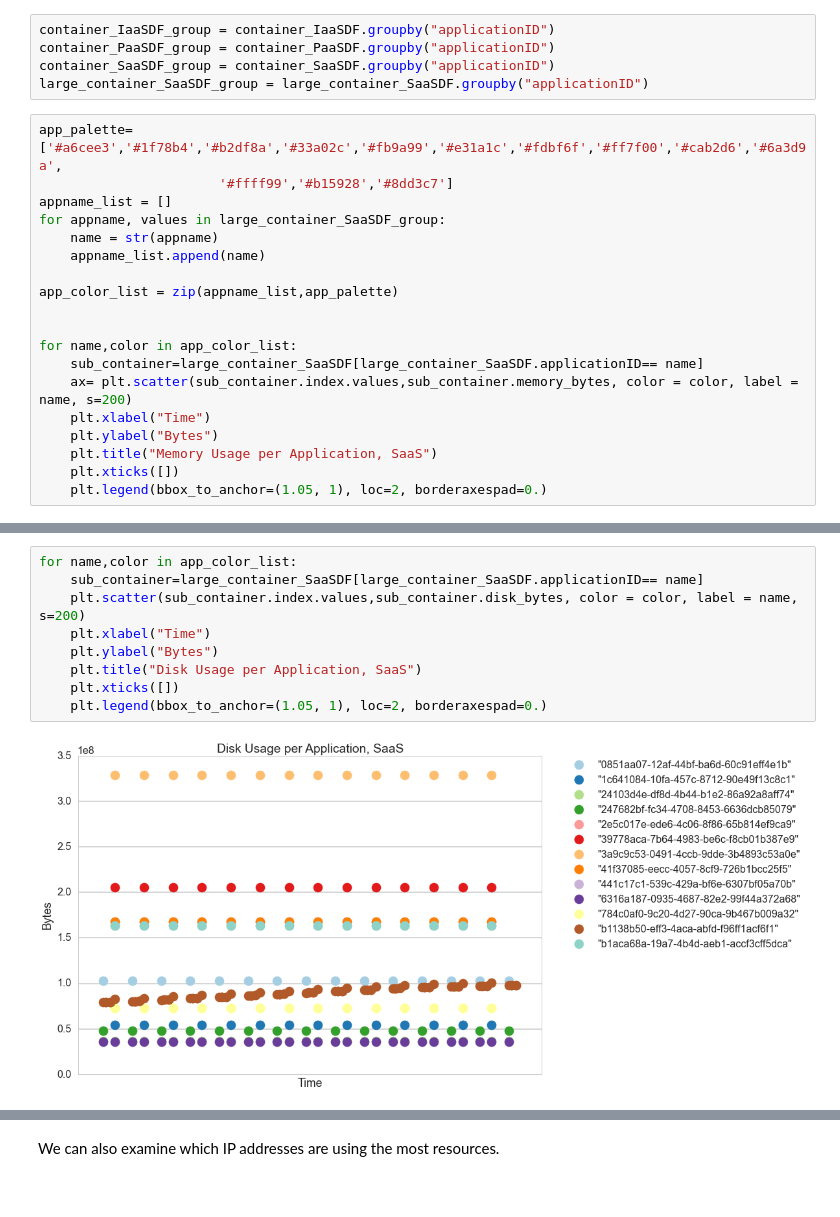
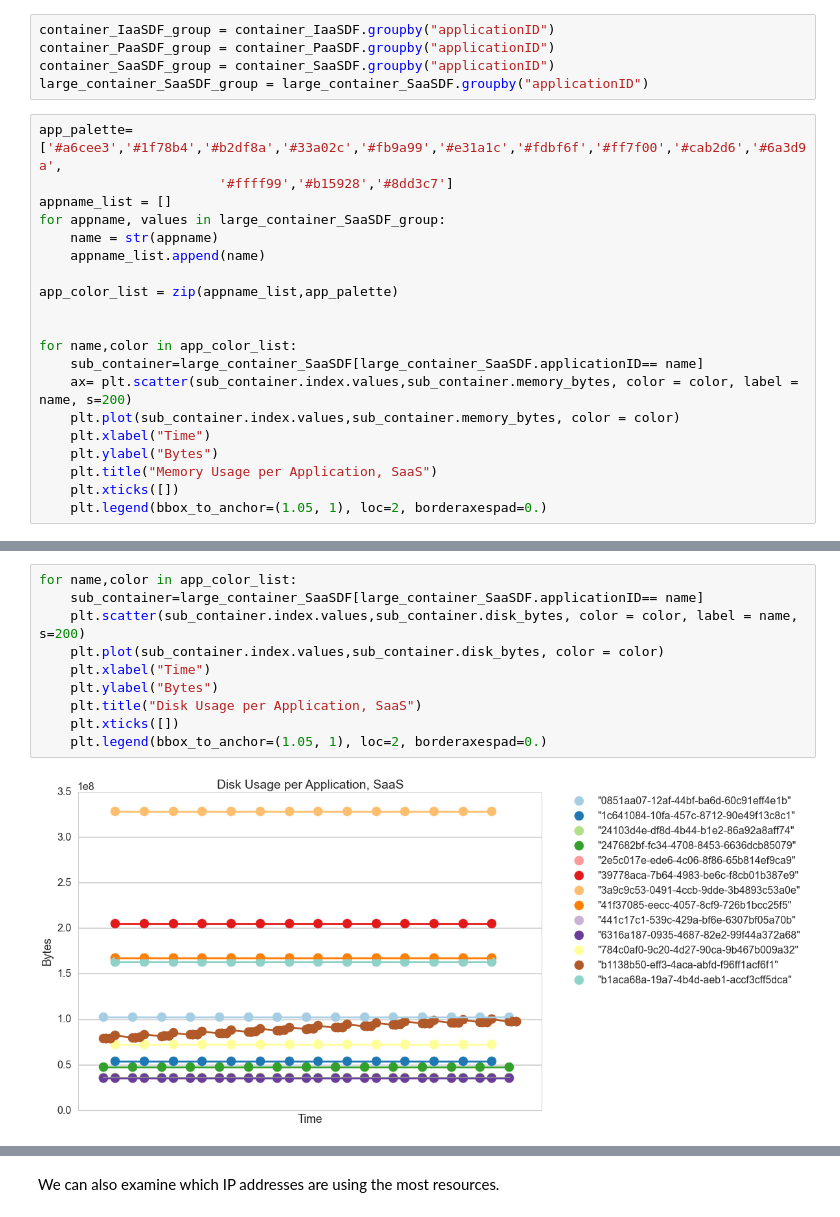
Before and after one commit to harvard-team-pivot/elastic-compute, a Jupyter notebook: elasticCompute.ipynb, the cells around one changed output, grey strips where cells are left out. Saved outputs shown, nothing was run; the diff lists cells and outputs as text.

Commit message:
added trend lines to the scatter plots for app

```diff
--- a/elasticCompute.ipynb
+++ b/elasticCompute.ipynb
@@ -481,6 +481,7 @@ app_color_list = zip(appname_list,app_palette)
 for name,color in app_color_list:
     sub_container=large_container_SaaSDF[large_container_SaaSDF.applicationID== name]
     ax= plt.scatter(sub_container.index.values,sub_container.memory_bytes, color = color, label = name, s=200)
+    plt.plot(sub_container.index.values,sub_container.memory_bytes, color = color)
     plt.xlabel("Time")
     plt.ylabel("Bytes")
     plt.title("Memory Usage per Application, SaaS")
@@ -491,14 +492,15 @@ for name,color in app_color_list:
 # %%
 for name,color in app_color_list:
     sub_container=large_container_SaaSDF[large_container_SaaSDF.applicationID== name]
     plt.scatter(sub_container.index.values,sub_container.disk_bytes, color = color, label = name, s=200)
+    plt.plot(sub_container.index.values,sub_container.disk_bytes, color = color)
     plt.xlabel("Time")
     plt.ylabel("Bytes")
     plt.title("Disk Usage per Application, SaaS")
     plt.xticks([])
     plt.legend(bbox_to_anchor=(1.05, 1), loc=2, borderaxespad=0.)
 # %% [output]
-[figure, old version]
+[figure, new version]
 # %%
 for name,color in app_color_list:
     sub_container=large_container_SaaSDF[large_container_SaaSDF.applicationID== name]
```
Also changed, not shown: parts of 3 cells of this notebook.
